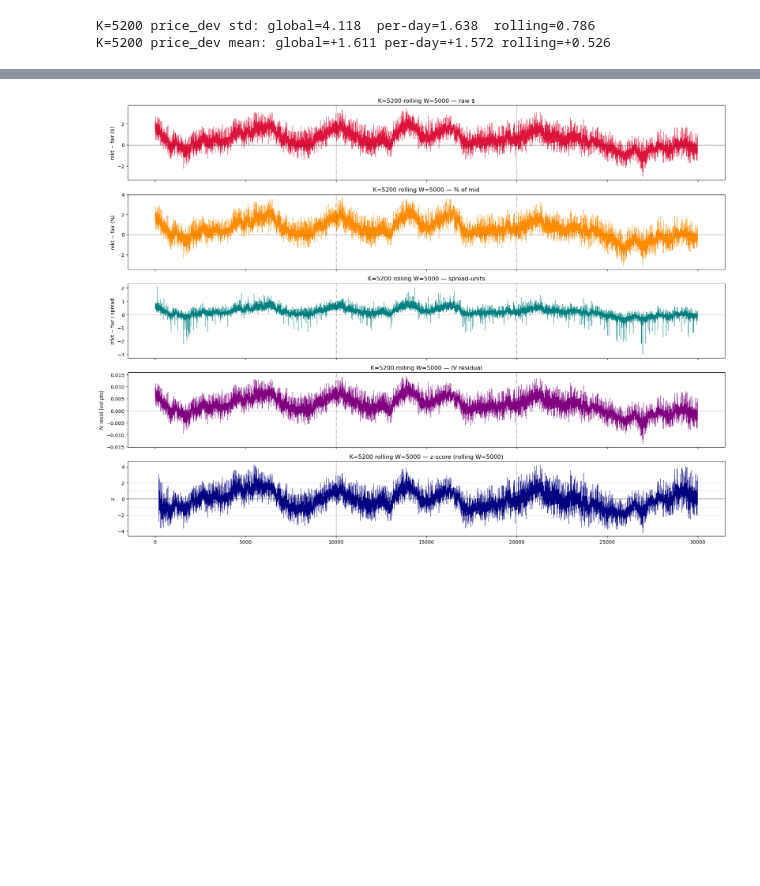
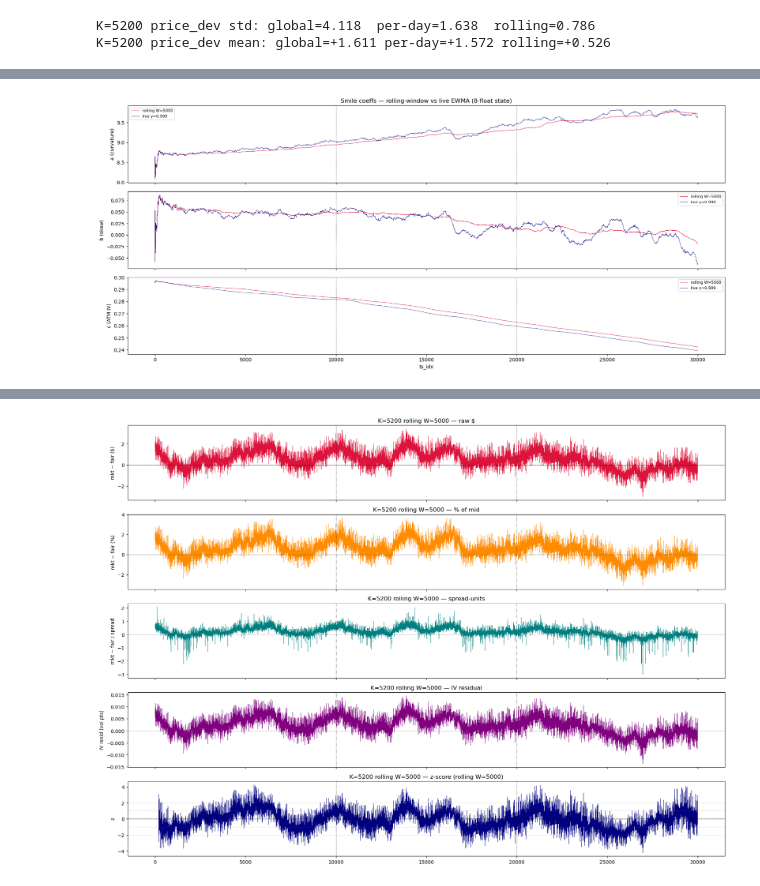
Before and after one commit to nikaslukyanov/kernel_trick, a Jupyter notebook: ROUND3/options.ipynb, the cells around one changed output, grey strips where cells are left out. Saved outputs shown, nothing was run; the diff lists cells and outputs as text; code cells hidden in the pictures; blank space fills up the shorter version.

Commit message:
engine

```diff
--- a/ROUND3/options.ipynb
+++ b/ROUND3/options.ipynb
@@ -703,0 +717,84 @@ K=5200 price_dev mean: global=+1.611 per-day=+1.572 rolling=+0.526
+# %%
+# Live-engine simulation — what the trader can actually compute with 8 floats of state.
+
+GAMMA = 0.999  # decay per tick. 1.0 = expanding window. 0.9999 ≈ 6931-tick half-life.
+
+# Per-ts contributions already exist from the rolling-fit cell as `per_ts` indexed on full_idx.
+arr = per_ts.reindex(full_idx, fill_value=0.0)[agg_cols].values   # shape (T, 8)
+T_ = len(arr)
+
+state = np.zeros(8)
+coeffs_live = np.full((T_, 3), np.nan)   # (a, b, c)
+
+for t in range(T_):
+    state = GAMMA * state + arr[t]
+    s = state
+    M_t = np.array([[s[0], s[1], s[2]],
+                    [s[1], s[2], s[3]],
+                    [s[2], s[3], s[4]]])
+    B_t = np.array([s[5], s[6], s[7]])
+    try:
+        sol = np.linalg.solve(M_t, B_t)   # [c, b, a]
+        coeffs_live[t] = sol[::-1]
+    except np.linalg.LinAlgError:
+        pass   # leave NaN for early ticks where system is singular
+
+print(f'live coeffs at t=10:    a={coeffs_live[10,0]:.4f}, b={coeffs_live[10,1]:+.4f}, c={coeffs_live[10,2]:.4f}')
+print(f'live coeffs at t={W}:   a={coeffs_live[W,0]:.4f}, b={coeffs_live[W,1]:+.4f}, c={coeffs_live[W,2]:.4f}')
+print(f'live coeffs at t={T_-1}: a={coeffs_live[-1,0]:.4f}, b={coeffs_live[-1,1]:+.4f}, c={coeffs_live[-1,2]:.4f}')
+
+# Compare coeff trajectories: rolling W vs live EWMA.
+fig, axes = plt.subplots(3, 1, figsize=(18, 8), sharex=True)
+labels = ['a (curvature)', 'b (skew)', 'c (ATM IV)']
+for i, ax in enumerate(axes):
+    ax.plot(full_idx, coeffs_roll[:, i], lw=0.6, color='crimson', label=f'rolling W={W}')
+    ax.plot(full_idx, coeffs_live[:, i], lw=0.6, color='navy', alpha=0.8, label=f'live γ={GAMMA}')
+    for x in [10000, 20000]:
+        ax.axvline(x, color='k', ls=':', lw=0.6)
+    ax.set_ylabel(labels[i]); ax.legend(fontsize=8)
+axes[0].set_title('Smile coeffs — rolling-window vs live EWMA (8-float state)')
+axes[-1].set_xlabel('ts_idx')
+plt.tight_layout(); plt.show()
+
+# Quantitative agreement post-warmup.
+print('\ncoeff agreement (t >= W):')
+for i, lbl in enumerate(labels):
+    diff = coeffs_live[W:, i] - coeffs_roll[W:, i]
+    print(f'  {lbl:14s}  mean diff = {np.nanmean(diff):+.4e}   std diff = {np.nanstd(diff):.4e}')
+
+# Apply live coeffs back to opts_clean → fair price → price_dev → compare.
+opts_live = opts_clean.copy()
+opts_live = opts_live.drop(columns=['a_l','b_l','c_l'], errors='ignore').merge(
+    pd.DataFrame(coeffs_live, index=full_idx, columns=['a_l','b_l','c_l']),
+    left_on='ts_idx', right_index=True, how='left',
+)
+opts_live['iv_fit_l'] = (opts_live['a_l']*opts_live['log_moneyness']**2
+                       + opts_live['b_l']*opts_live['log_moneyness']
+                       + opts_live['c_l'])
+opts_live['fair_price_l'] = opts_live.apply(
+    lambda r: bs_call(r['spot'], r['strike'], r['tte'], r['iv_fit_l']), axis=1)
+opts_live['price_dev_l'] = opts_live['mid_price'] - opts_live['fair_price_l']
+
+# Plot price_dev for K=5200 + K=5300, rolling vs live.
+fig, axes = plt.subplots(2, 1, figsize=(18, 6), sharex=True)
+for ax, K in zip(axes, [5200, 5300]):
+    sub = (opts_live[opts_live['strike']==K]
+           .sort_values(['day','timestamp']).reset_index(drop=True))
+    ax.plot(sub.index, sub['price_dev_r'], lw=0.5, color='crimson', label=f'rolling W={W}')
+    ax.plot(sub.index, sub['price_dev_l'], lw=0.5, color='navy', alpha=0.8, label=f'live γ={GAMMA}')
+    ax.axhline(0, color='k', lw=0.6, ls='--')
+    for xv in [10000, 20000]:
+        ax.axvline(xv, color='k', ls=':', lw=0.7)
+    ax.set_title(f'K={K} price_dev — rolling vs live'); ax.set_ylabel('mkt − fair')
+    ax.legend(fontsize=8)
+plt.tight_layout(); plt.show()
+
+# Stats post-warmup.
+for K in [5200, 5300]:
+    post = opts_live[(opts_live['strike']==K) & (opts_live['ts_idx']>=W)]
+    print(f'\nK={K} post-warmup:')
+    print(f'  rolling: mean={post.price_dev_r.mean():+.3f}  std={post.price_dev_r.std():.3f}')
+    print(f'  live   : mean={post.price_dev_l.mean():+.3f}  std={post.price_dev_l.std():.3f}')
+    corr = post[['price_dev_r','price_dev_l']].corr().iloc[0,1]
+    print(f'  corr(rolling, live) = {corr:.4f}')
+# %% [output]
@@ -703,0 +804 @@ K=5200 price_dev mean: global=+1.611 per-day=+1.572 rolling=+0.526
+[figure, added]
```
Also changed, not shown: parts of 3 cells of this notebook, 1 other file.
